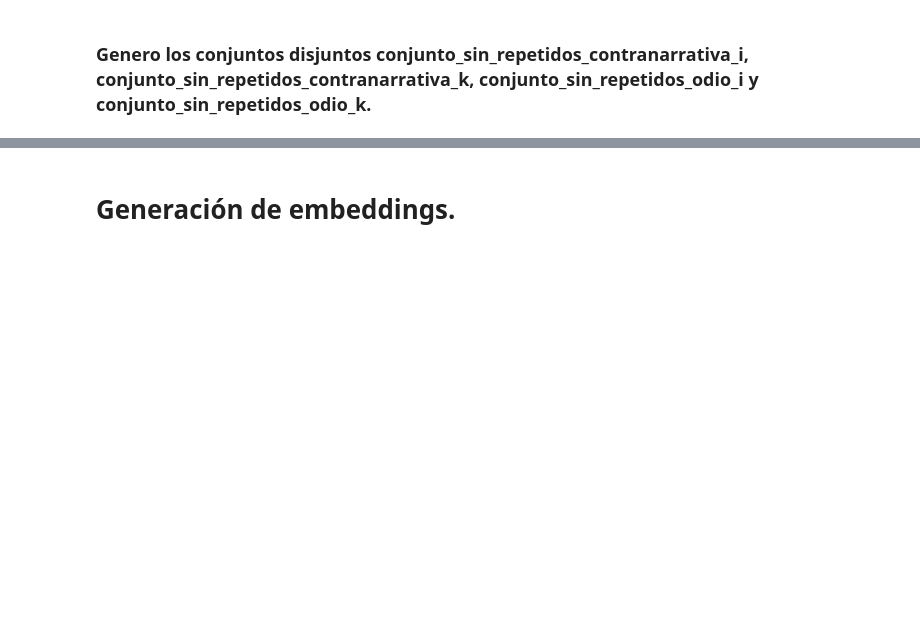
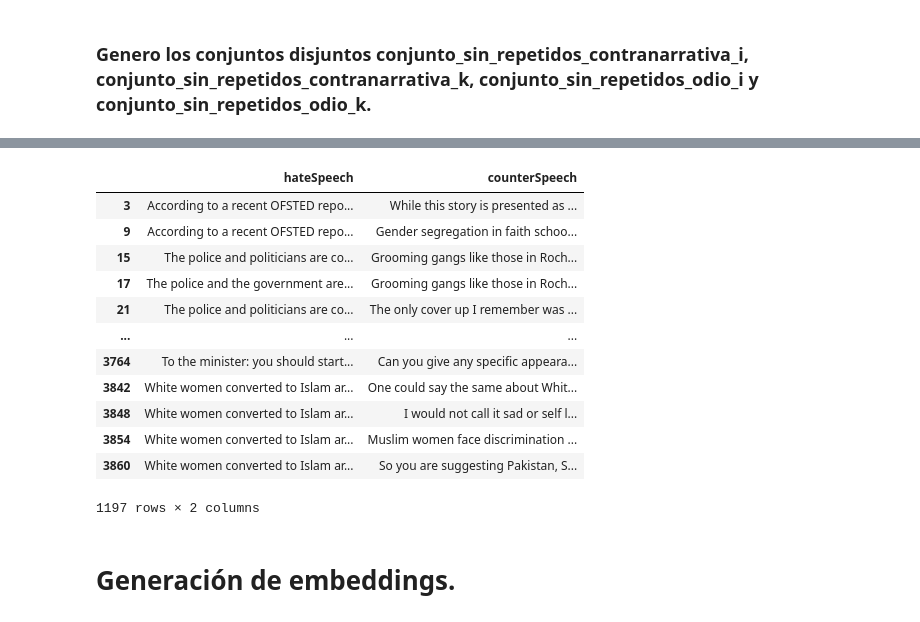
Before and after one commit to jnqeras/ARC, a Jupyter notebook: tesis5.ipynb, the cells around one changed output, grey strips where cells are left out. Cells and saved outputs as stored; diff of their text form; code cells hidden in the pictures; blank space fills up the shorter version.

```diff
--- a/tesis5.ipynb
+++ b/tesis5.ipynb
@@ -523,3 +563,19 @@ Generando conjuntos Odios_i, Odios_k, Contranarrativas_i, Contranarrativas_k, it
+# %%
+dfOdiosYContanarrativasK
+# %% [output]
+|  | hateSpeech | counterSpeech |
+| 3 | According to a recent OFSTED repo... | While this story is presented as ... |
+| 9 | According to a recent OFSTED repo... | Gender segregation in faith schoo... |
+| 15 | The police and politicians are co... | Grooming gangs like those in Roch... |
+| 17 | The police and the government are... | Grooming gangs like those in Roch... |
+| 21 | The police and politicians are co... | The only cover up I remember was ... |
+| ... | ... | ... |
+| 3764 | To the minister: you should start... | Can you give any specific appeara... |
+| 3842 | White women converted to Islam ar... | One could say the same about Whit... |
+| 3848 | White women converted to Islam ar... | I would not call it sad or self l... |
+| 3854 | White women converted to Islam ar... | Muslim women face discrimination ... |
+| 3860 | White women converted to Islam ar... | So you are suggesting Pakistan, S... |
+1197 rows × 2 columns
 # %% [markdown]
 # **Generación de embeddings.**
 # %% [markdown]
```
Also changed, not shown: parts of 132 cells of this notebook.
